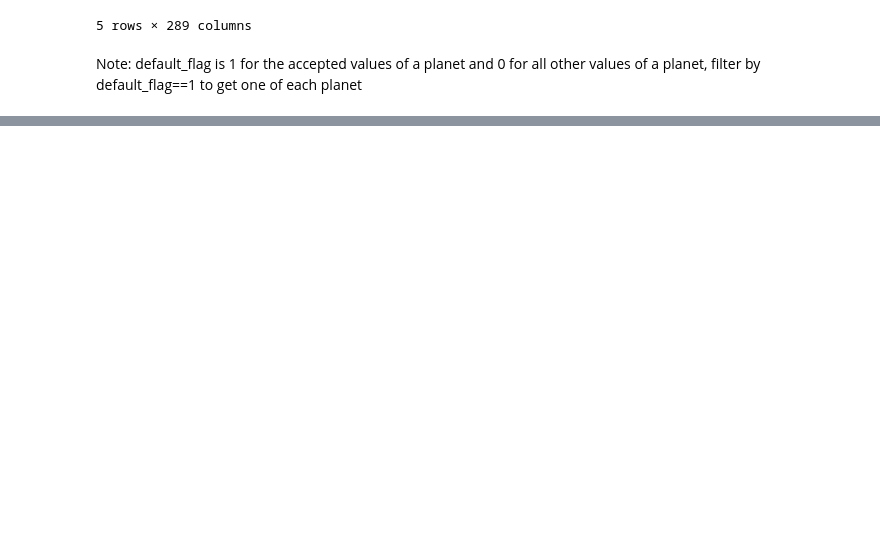
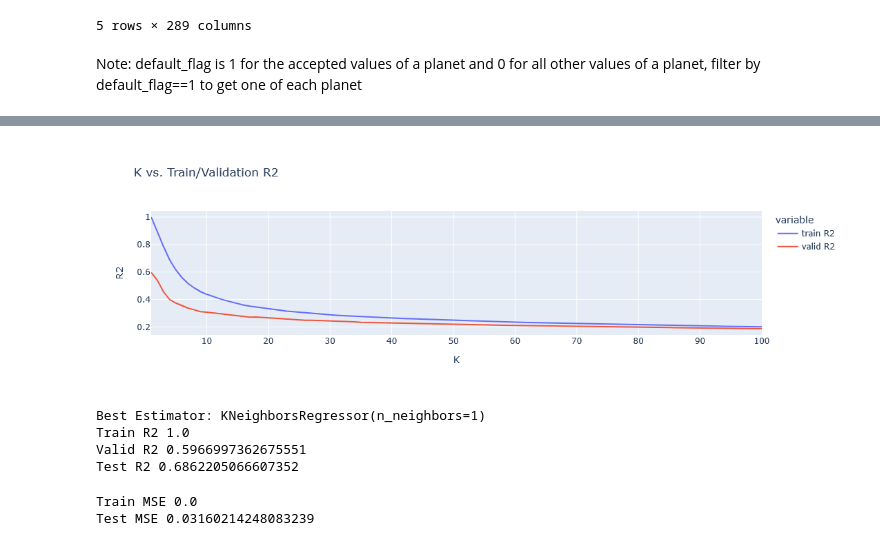
Before and after one commit to rhit-silkaijr/MA415, a Jupyter notebook: Preprocessing.ipynb, the cells around one changed output, grey strips where cells are left out. Saved outputs shown, nothing was run; the diff lists cells and outputs as text; code cells hidden in the pictures; blank space fills up the shorter version.

Commit message:
Trained KNN

```diff
--- a/Preprocessing.ipynb
+++ b/Preprocessing.ipynb
@@ -166,0 +192,55 @@ list(X.columns)
+# %%
+Xs = X[['pl_orbper', 'pl_orbsmax', 'pl_orbeccen', 'pl_insol', 'pl_eqt', 'pl_orbincl']].copy()
+Xs["y"] = y
+Xs = Xs.dropna()
+ys = Xs["y"]
+Xs = Xs.drop("y", axis=1)
+# %%
+X_train, X_test, y_train, y_test = train_test_split(Xs, ys, test_size=0.2, random_state=0)
+# %%
+stnd = StandardScaler().set_output(transform='pandas')
+X_train = stnd.fit_transform(X_train)
+X_test = stnd.transform(X_test)
+# %%
+grid = {"n_neighbors": np.arange(100)+1}
+
+knn = KNeighborsRegressor()
+
+knnCV = GridSearchCV(knn, grid,return_train_score=True, n_jobs=-1)
+knnCV.fit(X_train, y_train)
+
+knn_results = pd.DataFrame()
+knn_results['n_neighbors'] = grid['n_neighbors']
+knn_results['train R2'] = knnCV.cv_results_['mean_train_score']
+knn_results['valid R2']  = knnCV.cv_results_['mean_test_score']
+# %%
+# Plot neighbors against train/valid error
+fig = px.line(
+    knn_results,
+    x='n_neighbors',
+    y=['train R2', 'valid R2'],
+    labels={'value': 'R2', 'n_neighbors': 'K'},
+    title='K vs. Train/Validation R2',
+)
+fig.show()
+# %% [output]
+[figure, added]
+# %%
+print("Best Estimator:", knnCV.best_estimator_)
+print("Train R2", knnCV.score(X_train, y_train))
+print("Valid R2", knnCV.best_score_)
+print("Test R2", knnCV.score(X_test, y_test))
+# %% [output]
+Best Estimator: KNeighborsRegressor(n_neighbors=1)
+Train R2 1.0
+Valid R2 0.5966997362675551
+Test R2 0.6862205066607352
+# %%
+MSE_train = ((knnCV.predict(X_train) - y_train)**2).mean()
+MSE_test = ((knnCV.predict(X_test) - y_test)**2).mean()
+
+print("Train MSE", MSE_train)
+print("Test MSE", MSE_test)
+# %% [output]
+Train MSE 0.0
+Test MSE 0.03160214248083239
```
Also changed, not shown: parts of 12 cells of this notebook.
